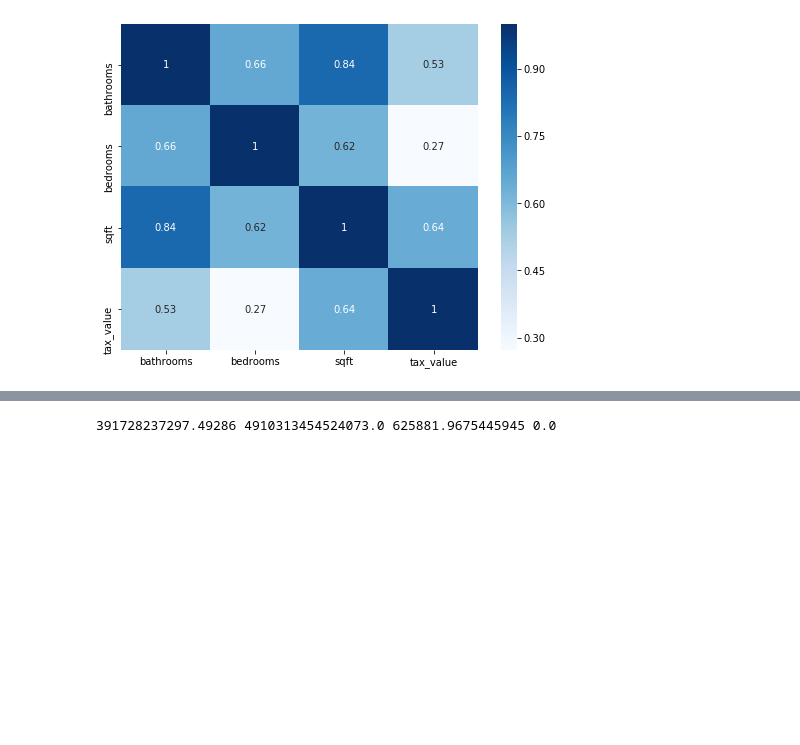
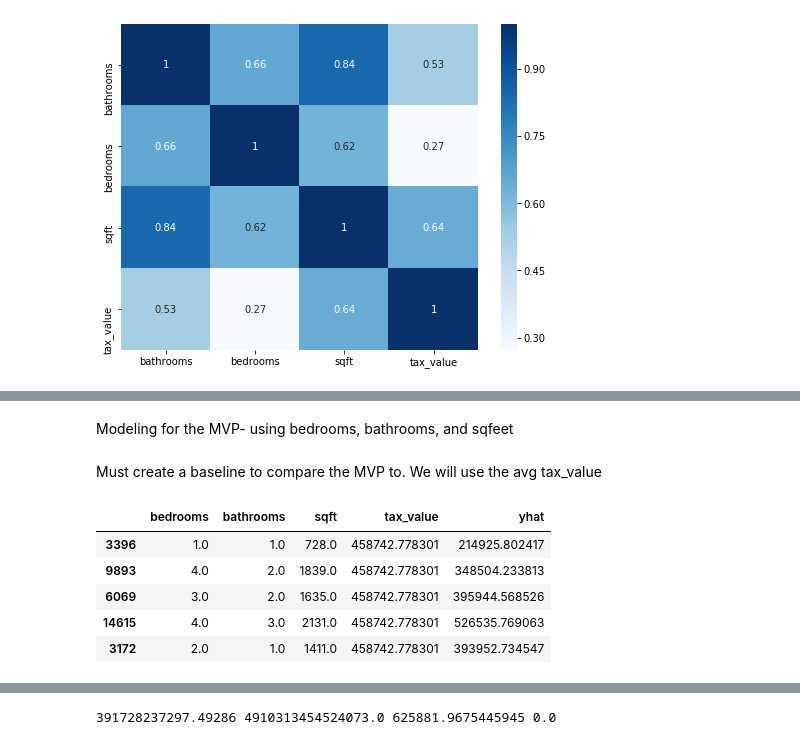
Before and after one commit to Mattsantos541/Zillow, a Jupyter notebook: FInal Project.ipynb, the cells around one changed output, grey strips where cells are left out. Cells and saved outputs as stored; diff of their text form; code cells hidden in the pictures; blank space fills up the shorter version.

```diff
--- a/FInal Project.ipynb
+++ b/FInal Project.ipynb
@@ -135,0 +173,15 @@ Modeling the data
+# %% [markdown]
+Modeling for the MVP- using bedrooms, bathrooms, and sqfeet
+# %% [markdown]
+Must create a baseline to compare the MVP to. We will use the avg tax_value
+# %%
+#creating baseline with mean of tax value
+train['tax_value'] = train.tax_value.mean()
+train.head()
+# %% [output]
+|  | bedrooms | bathrooms | sqft | tax_value | yhat |
+| 3396 | 1.0 | 1.0 | 728.0 | 458742.778301 | 214925.802417 |
+| 9893 | 4.0 | 2.0 | 1839.0 | 458742.778301 | 348504.233813 |
+| 6069 | 3.0 | 2.0 | 1635.0 | 458742.778301 | 395944.568526 |
+| 14615 | 4.0 | 3.0 | 2131.0 | 458742.778301 | 526535.769063 |
+| 3172 | 2.0 | 1.0 | 1411.0 | 458742.778301 | 393952.734547 |
```
Also changed, not shown: parts of 36 cells of this notebook, 2 other files.
